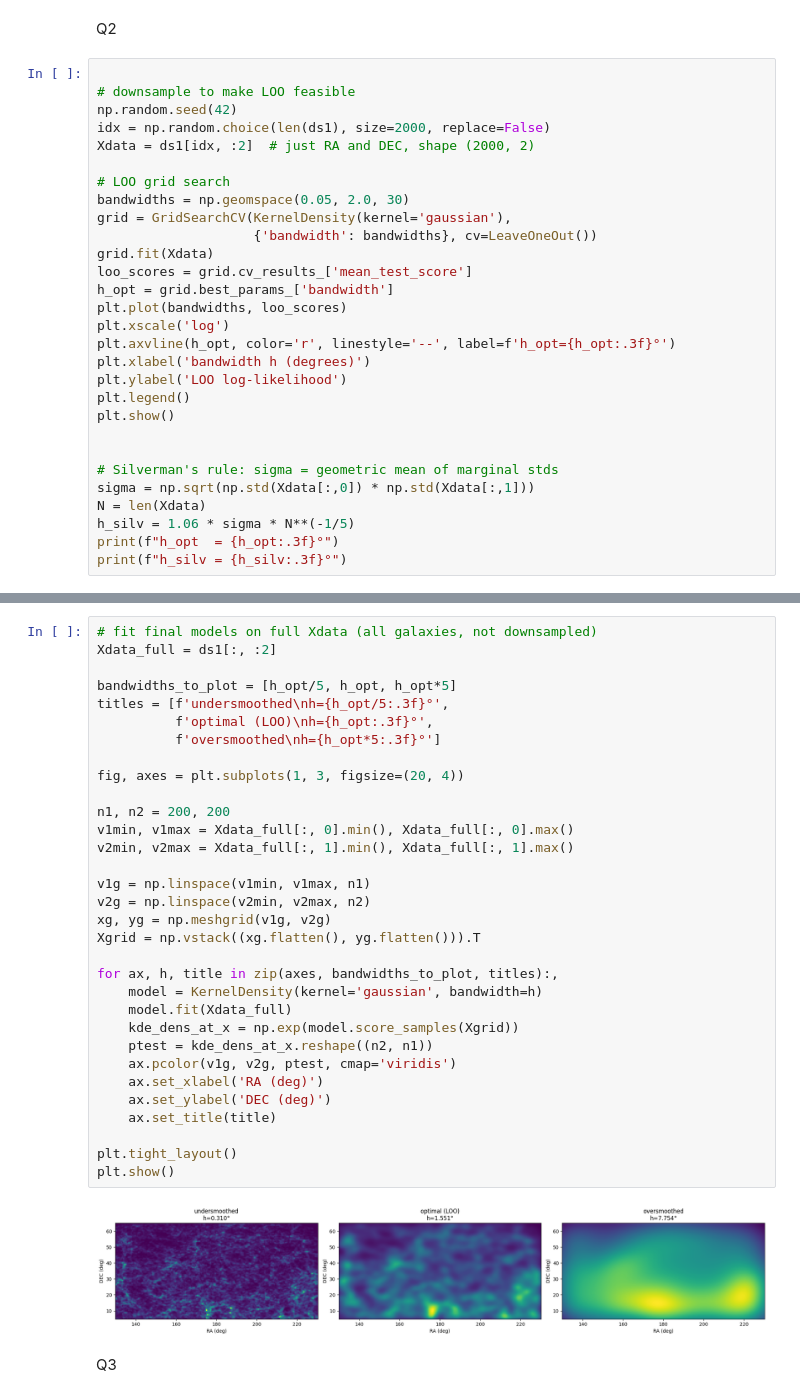
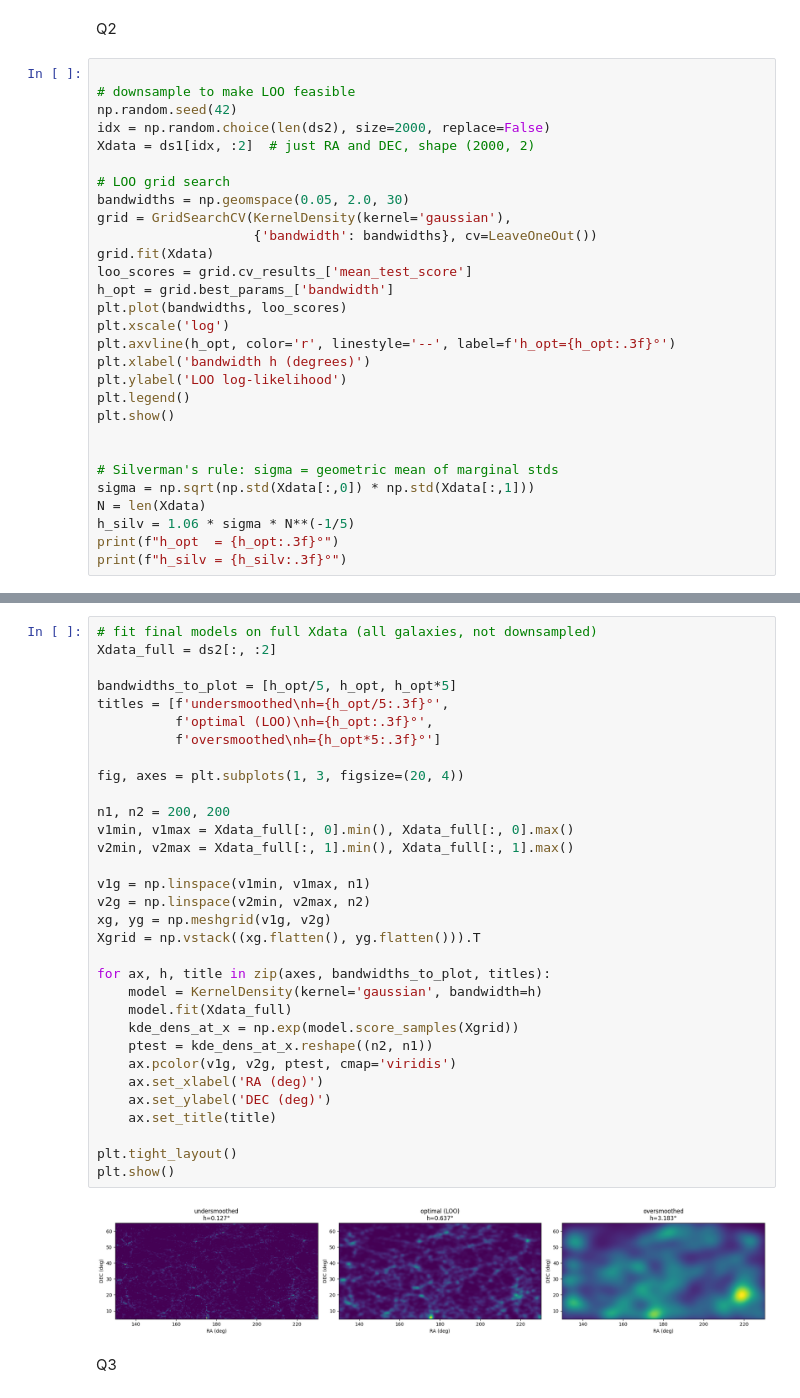
Before and after one commit to TarikOzpamuk/Astro_exercises, a Jupyter notebook: Astro_exercises2.ipynb, the cells around one changed output, grey strips where cells are left out. Saved outputs shown, nothing was run; the diff lists cells and outputs as text.

```diff
--- a/Astro_exercises2.ipynb
+++ b/Astro_exercises2.ipynb
@@ -79,7 +82,7 @@ Q2
 
 # downsample to make LOO feasible
 np.random.seed(42)
-idx = np.random.choice(len(ds1), size=2000, replace=False)
+idx = np.random.choice(len(ds2), size=2000, replace=False)
 Xdata = ds1[idx, :2]  # just RA and DEC, shape (2000, 2)
 
 # LOO grid search
@@ -111,37 +114,37 @@ h_silv = 5.046°
 # %%
 # fit final models on full Xdata (all galaxies, not downsampled)
-Xdata_full = ds1[:, :2]
+Xdata_full = ds2[:, :2]
 
 bandwidths_to_plot = [h_opt/5, h_opt, h_opt*5]
 titles = [f'undersmoothed\nh={h_opt/5:.3f}°',
           f'optimal (LOO)\nh={h_opt:.3f}°',
           f'oversmoothed\nh={h_opt*5:.3f}°']
 
 fig, axes = plt.subplots(1, 3, figsize=(20, 4))
 
 n1, n2 = 200, 200
 v1min, v1max = Xdata_full[:, 0].min(), Xdata_full[:, 0].max()
 v2min, v2max = Xdata_full[:, 1].min(), Xdata_full[:, 1].max()
 
 v1g = np.linspace(v1min, v1max, n1)
 v2g = np.linspace(v2min, v2max, n2)
 xg, yg = np.meshgrid(v1g, v2g)
 Xgrid = np.vstack((xg.flatten(), yg.flatten())).T
 
-for ax, h, title in zip(axes, bandwidths_to_plot, titles):,
+for ax, h, title in zip(axes, bandwidths_to_plot, titles):
     model = KernelDensity(kernel='gaussian', bandwidth=h)
     model.fit(Xdata_full)
     kde_dens_at_x = np.exp(model.score_samples(Xgrid))
     ptest = kde_dens_at_x.reshape((n2, n1))
     ax.pcolor(v1g, v2g, ptest, cmap='viridis')
     ax.set_xlabel('RA (deg)')
     ax.set_ylabel('DEC (deg)')
     ax.set_title(title)
 
 plt.tight_layout()
 plt.show()
 # %% [output]
-[figure, old version]
+[figure, new version]
 # %% [markdown]
 Q3
 # %%
```
Also changed, not shown: parts of 8 cells of this notebook, 2 other files.
